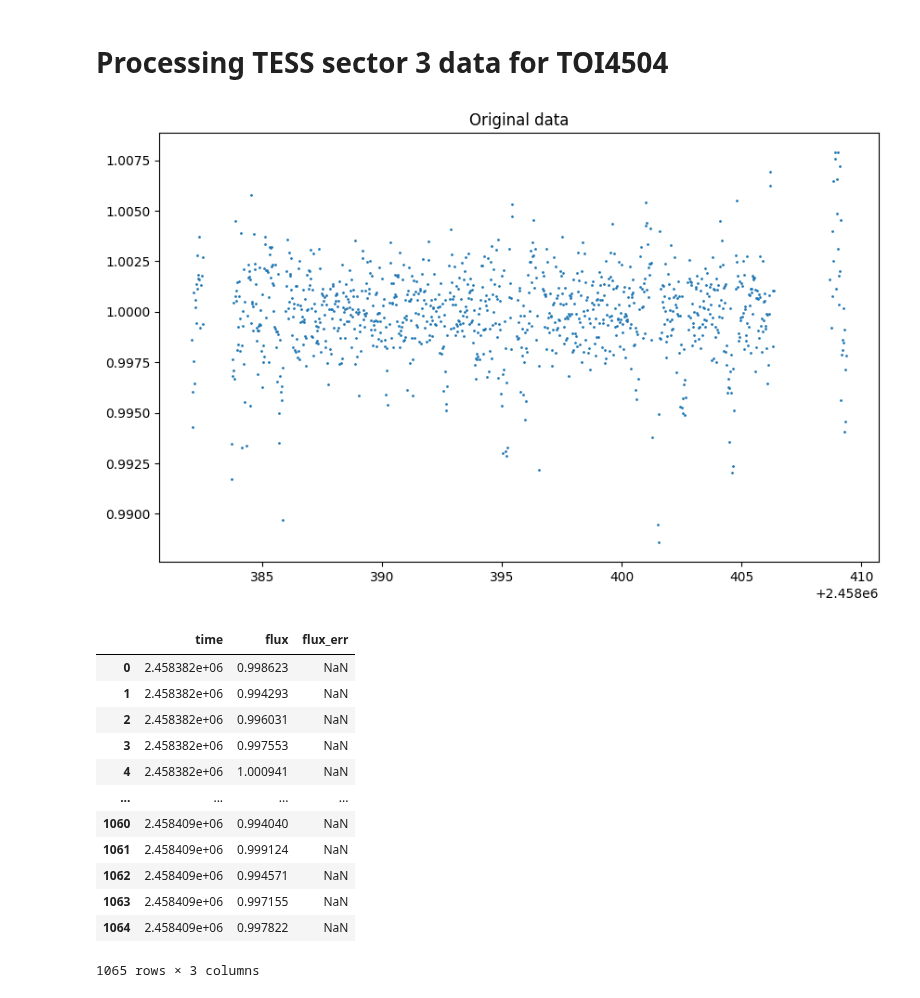
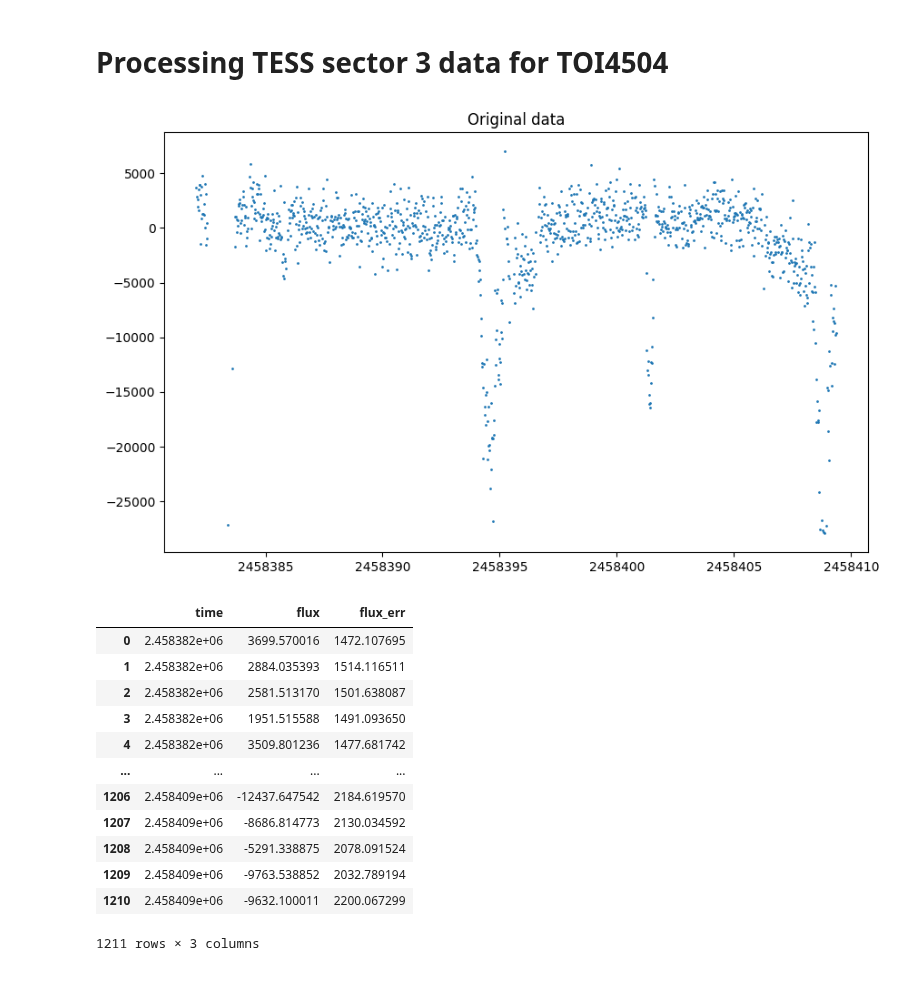
Before and after one commit to lichtgestalter/curvesimulator, a Jupyter notebook: process_TESS_data/process_sector_003.ipynb, the cells around one changed output. Cells and saved outputs as stored; diff of their text form; code cells hidden in the pictures.

```diff
--- a/process_TESS_data/process_sector_003.ipynb
+++ b/process_TESS_data/process_sector_003.ipynb
@@ -1,29 +1,29 @@
 # %% [markdown]
 # Processing TESS sector 3 data for TOI4504
 # %%
-%matplotlib inline
 import sys
 sys.path.append('../src/curvesimulator/')
-from cs_flux_data import *
-path = '../research/star_systems/TOI-4504/lightkurve/'
+from cs_flux_data import csv2df, df2csv, tesstime2bjd, plot_this, median_flux, scale_flux, C_T1, C_T4
+%matplotlib inline
+path = '../data/TOI-4504/downloads/'
 # %%
-full_path = path+"3/3_TGLC_1800.csv"
+full_path = path+"3_TASOC1_1800.csv"
 df = csv2df(full_path)
 df = tesstime2bjd(df)
 plot_this(df.time, [df.flux], ["flux"], title="Original data")
 df
 # %% [output]
-[figure, old version]
+[figure, new version]
 |  | time | flux | flux_err |
-| 0 | 2.458382e+06 | 0.998623 | NaN |
-| 1 | 2.458382e+06 | 0.994293 | NaN |
-| 2 | 2.458382e+06 | 0.996031 | NaN |
-| 3 | 2.458382e+06 | 0.997553 | NaN |
-| 4 | 2.458382e+06 | 1.000941 | NaN |
+| 0 | 2.458382e+06 | 3699.570016 | 1472.107695 |
+| 1 | 2.458382e+06 | 2884.035393 | 1514.116511 |
+| 2 | 2.458382e+06 | 2581.513170 | 1501.638087 |
+| 3 | 2.458382e+06 | 1951.515588 | 1491.093650 |
+| 4 | 2.458382e+06 | 3509.801236 | 1477.681742 |
 | ... | ... | ... | ... |
-| 1060 | 2.458409e+06 | 0.994040 | NaN |
-| 1061 | 2.458409e+06 | 0.999124 | NaN |
-| 1062 | 2.458409e+06 | 0.994571 | NaN |
-| 1063 | 2.458409e+06 | 0.997155 | NaN |
-| 1064 | 2.458409e+06 | 0.997822 | NaN |
+| 1206 | 2.458409e+06 | -12437.647542 | 2184.619570 |
+| 1207 | 2.458409e+06 | -8686.814773 | 2130.034592 |
+| 1208 | 2.458409e+06 | -5291.338875 | 2078.091524 |
+| 1209 | 2.458409e+06 | -9763.538852 | 2032.789194 |
+| 1210 | 2.458409e+06 | -9632.100011 | 2200.067299 |
-1065 rows × 3 columns
+1211 rows × 3 columns
```
Also changed, not shown: parts of 4 cells of this notebook, 56 other files.
